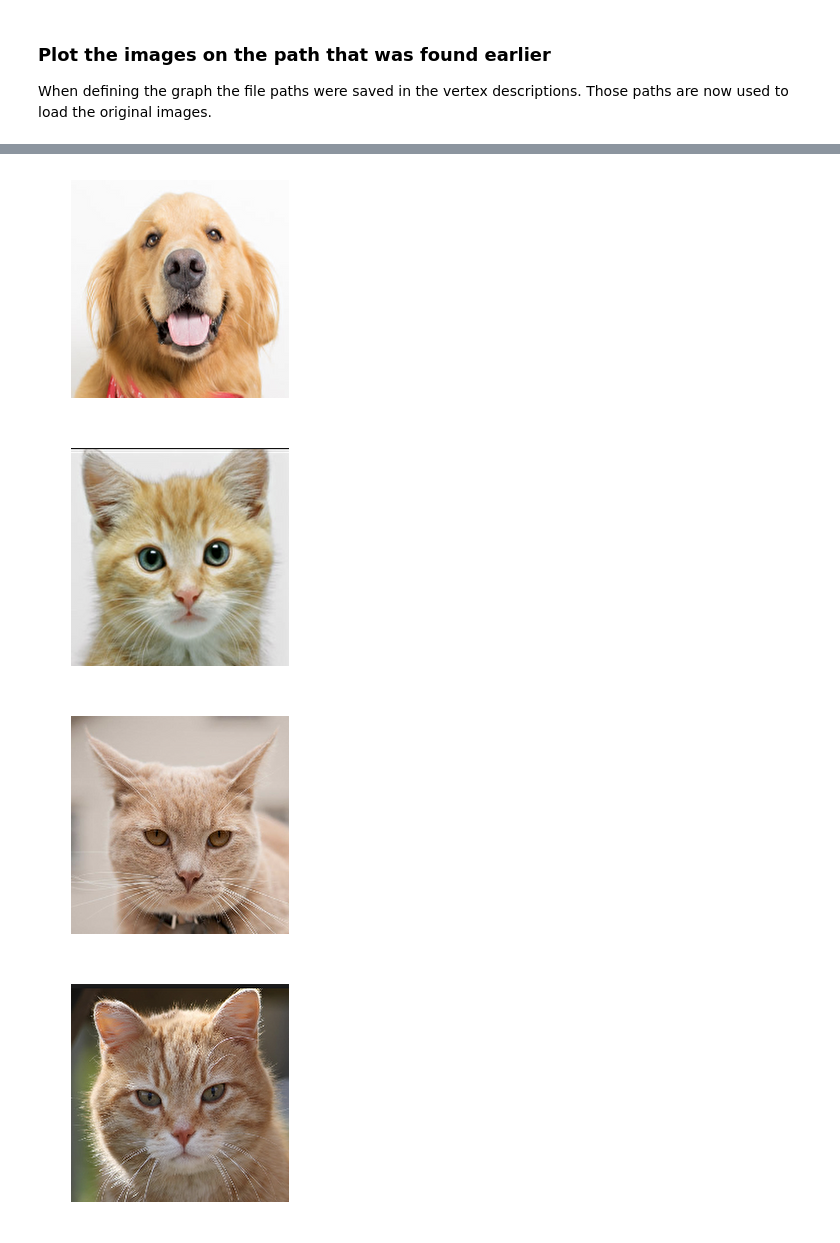
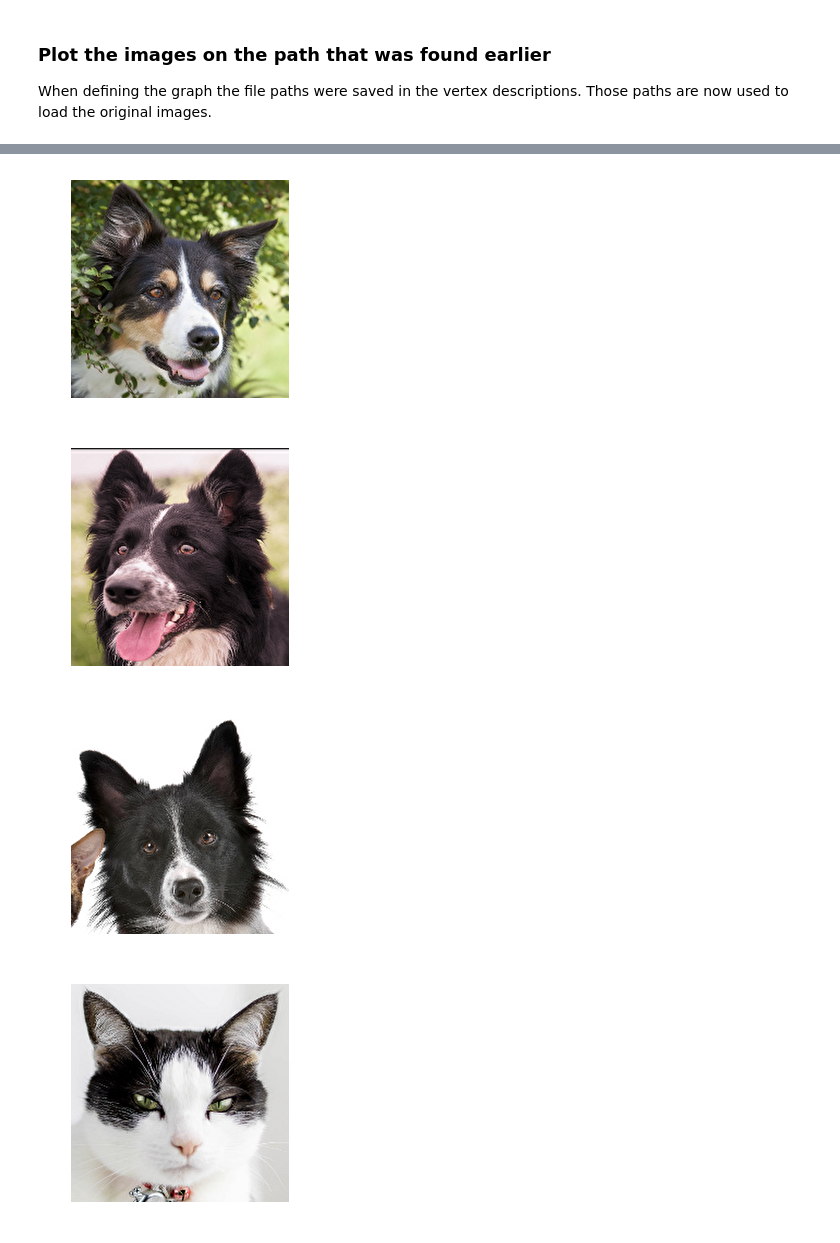
Before and after one commit to Kursula/FeatureGraph, a Jupyter notebook: Animal_face_graph.ipynb, the cells around one changed output, grey strips where cells are left out. Drawn from its saved outputs; the diff is of its cells as text; code cells hidden in the pictures.

```diff
--- a/Animal_face_graph.ipynb
+++ b/Animal_face_graph.ipynb
@@ -80,9 +81,9 @@ n_images = len(img_paths)
 # %%
 gr = Graph()
 for i in range(n_images):
-    gr.add_vertex(key=i, feature_vector=feature_vectors[i],
-                  image=thumbnails[i],
-                  description=img_paths[i])
+    gr.add_vertex(key=i, labels=['photo'])
+    gr.add_vertex_image(key=i, image=thumbnails[i])
+    gr.add_vertex_params(key=i, feature_vector=feature_vectors[i], path=img_paths[i])
 # %% [markdown]
 ### Optimize the graph layout.
 
@@ -131,7 +131,7 @@ The graph path search uses modified Dijkstra's algorithm that takes the edge dis
 The thumbnail images defined earlier can be used to visualize the vertices when plotting the graph (set plot_images to True).
 # %%
 # Find the path in the graph
-pathlist = gr_utils.find_shortest_path(graph=gr, key_a=8, key_b=50)
+pathlist = gr.find_shortest_path(key_a=6, key_b=50)
 
 # Plot everything
 gp = GraphPlot()
@@ -149,7 +149,7 @@ gp.save('output.png')
 When defining the graph the file paths were saved in the vertex descriptions. Those paths are now used to load the original images.
 # %%
 for key in pathlist:
-    img_path = gr.get_description(key)
+    img_path = gr.vertices[key].params['path']
     img = load_image(img_path, target_size=(200, 200))
     plt.imshow(img, interpolation='sinc')
     plt.axis('off')
@@ -161,4 +161,4 @@ for key in pathlist:
-[figure, old version]
+[figure, new version]
-[figure, old version]
+[figure, new version]
-[figure, old version]
+[figure, new version]
-[figure, old version]
+[figure, new version]
```
Also changed, not shown: parts of 4 cells of this notebook, 5 other files.
